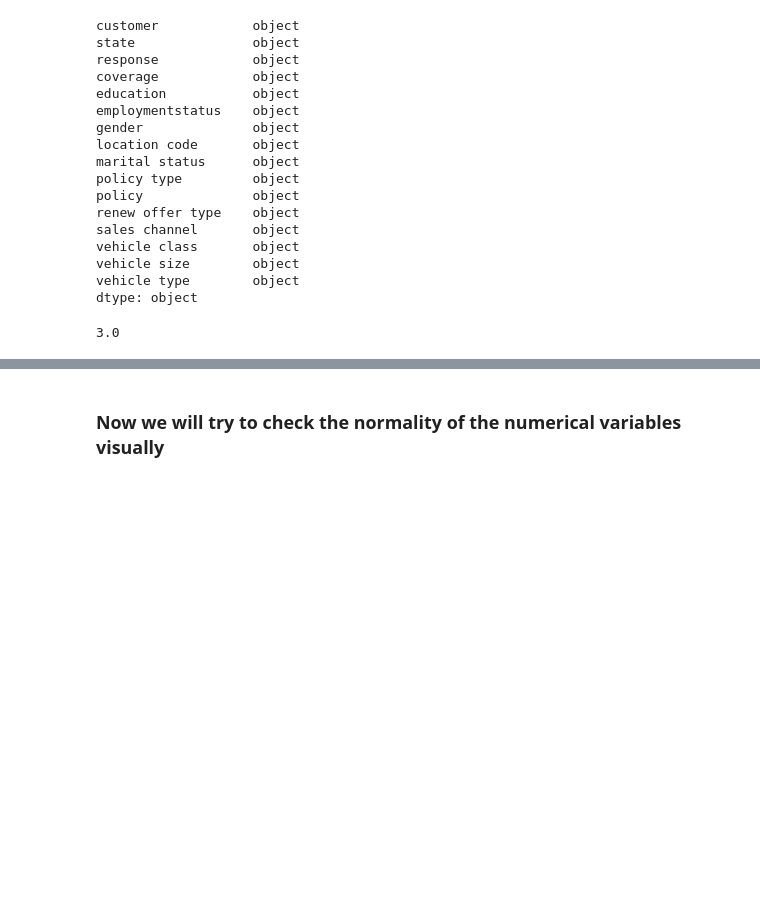
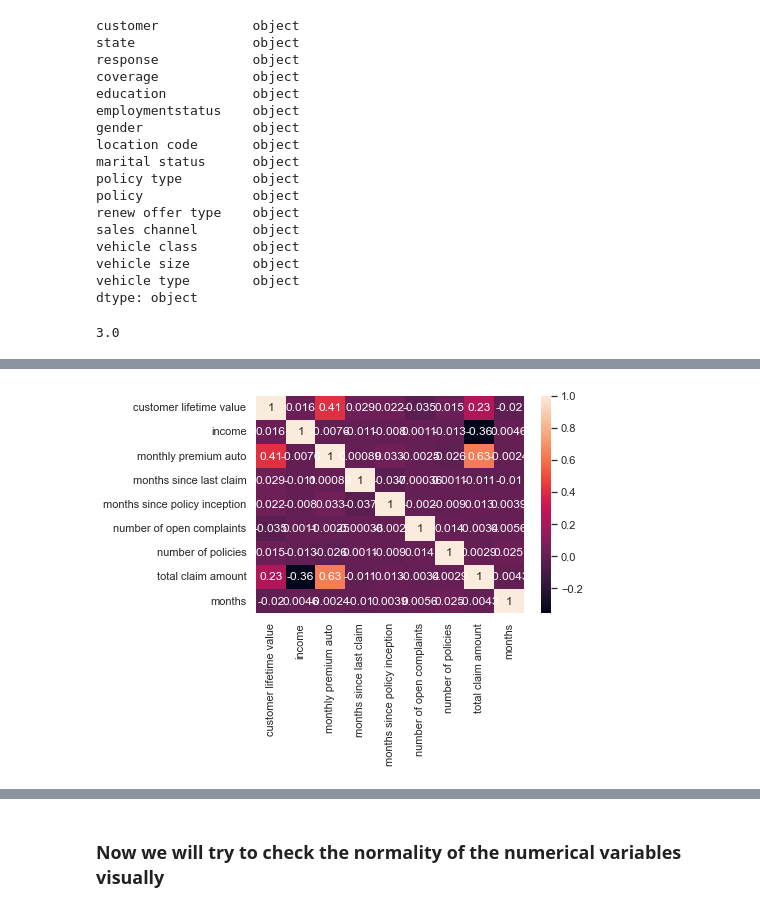
Before and after one commit to Jesus-Almansa/lab-customer-analysis-round-2, a Jupyter notebook: files_for_lab/csv_files/customer_analysis_round2.ipynb, the cells around one changed output, grey strips where cells are left out. Cells and saved outputs as stored; diff of their text form; code cells hidden in the pictures; blank space fills up the shorter version.

```diff
--- a/files_for_lab/csv_files/customer_analysis_round2.ipynb
+++ b/files_for_lab/csv_files/customer_analysis_round2.ipynb
@@ -194,0 +200,6 @@ len(X_num.dtypes)/3
+# %%
+correlations_matrix = X_num.corr()
+sns.heatmap(correlations_matrix, annot=True)
+plt.show()
+# %% [output]
+[figure, added]
```
Also changed, not shown: parts of 22 cells of this notebook.
